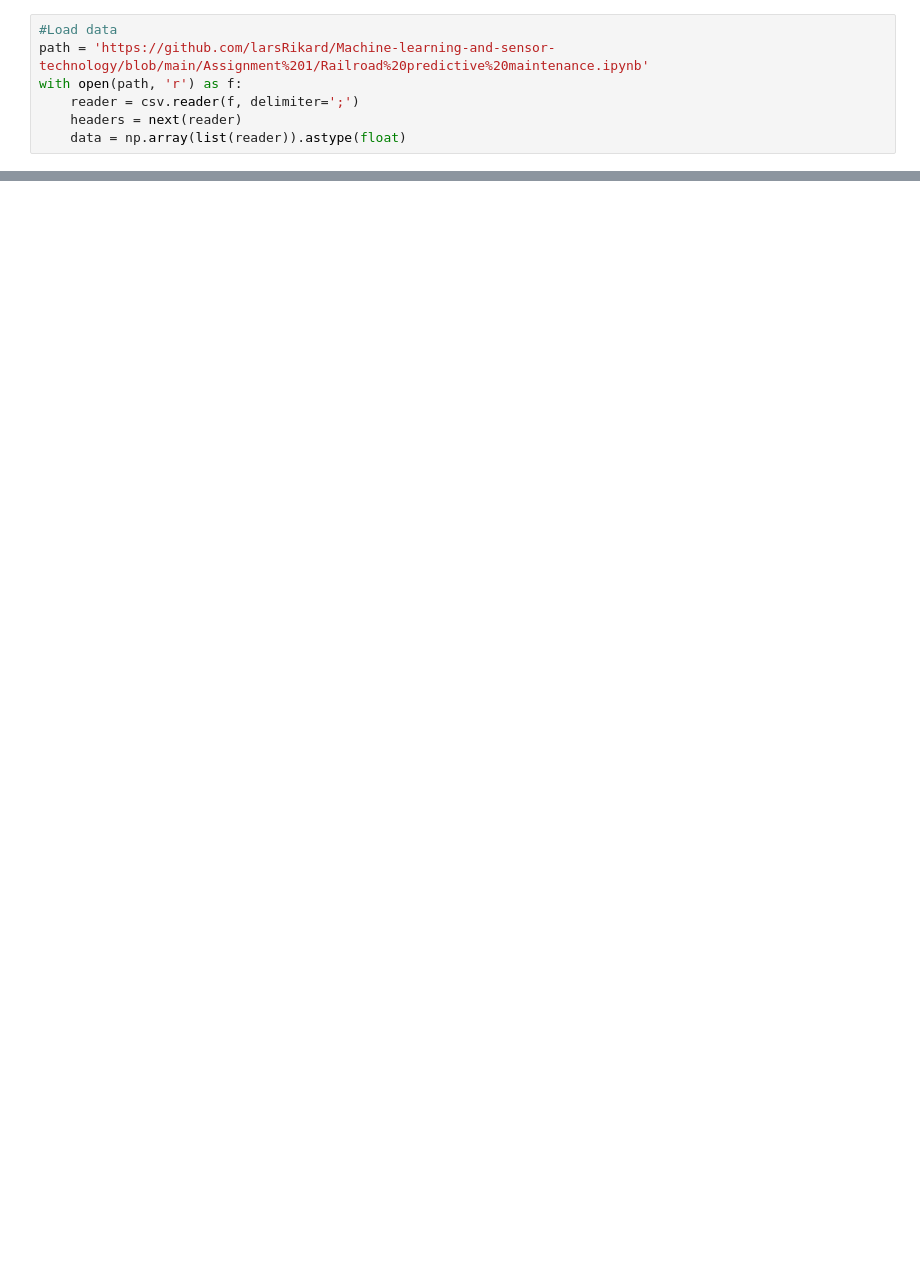
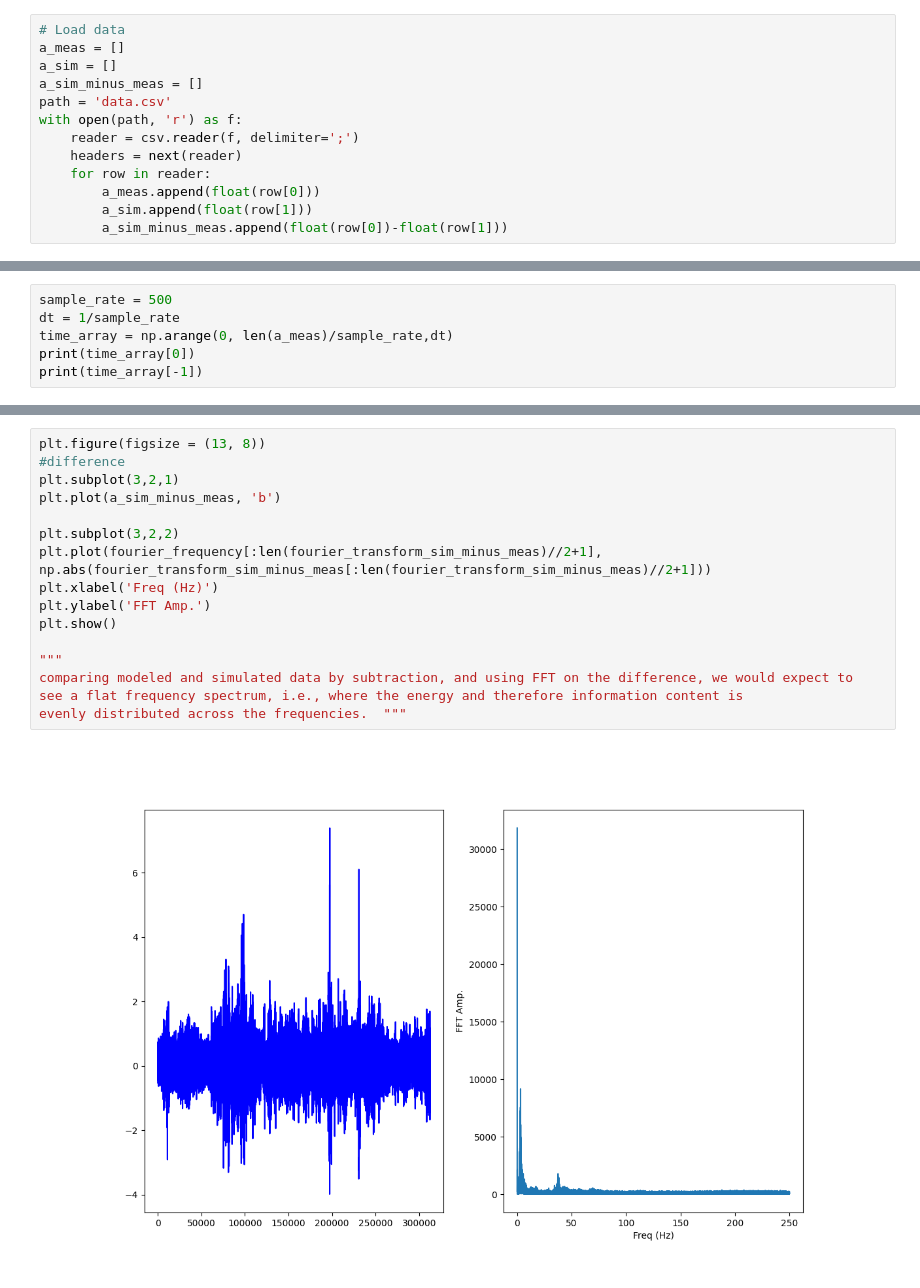
Before and after one commit to larsRikard/Machine-learning-and-sensor-technology, a Jupyter notebook: Assignment 1/Railroad predictive maintenance.ipynb, the cells around one changed output, grey strips where cells are left out. Cells and saved outputs as stored; diff of their text form; blank space fills up the shorter version.

```diff
--- a/Assignment 1/Railroad predictive maintenance.ipynb
+++ b/Assignment 1/Railroad predictive maintenance.ipynb
@@ -6,9 +7,15 @@ import pandas as pd
 import scipy.fft
 import csv
 # %%
-#Load data
-path = 'https://github.com/larsRikard/Machine-learning-and-sensor-technology/blob/main/Assignment%201/Railroad%20predictive%20maintenance.ipynb'
+# Load data
+a_meas = []
+a_sim = []
+a_sim_minus_meas = []
+path = 'data.csv'
 with open(path, 'r') as f:
     reader = csv.reader(f, delimiter=';')
     headers = next(reader)
-    data = np.array(list(reader)).astype(float)
+    for row in reader:
+        a_meas.append(float(row[0]))
+        a_sim.append(float(row[1]))
+        a_sim_minus_meas.append(float(row[0])-float(row[1]))
@@ -16,0 +22,6 @@ ValueError: could not convert string to float: '{'
+# %%
+sample_rate = 500
+dt = 1/sample_rate
+time_array = np.arange(0, len(a_meas)/sample_rate,dt)
+print(time_array[0])
+print(time_array[-1])
@@ -16,0 +136,18 @@ ValueError: could not convert string to float: '{'
+# %%
+plt.figure(figsize = (13, 8))
+#difference
+plt.subplot(3,2,1)
+plt.plot(a_sim_minus_meas, 'b')
+
+plt.subplot(3,2,2)
+plt.plot(fourier_frequency[:len(fourier_transform_sim_minus_meas)//2+1], np.abs(fourier_transform_sim_minus_meas[:len(fourier_transform_sim_minus_meas)//2+1]))
+plt.xlabel('Freq (Hz)')
+plt.ylabel('FFT Amp.')
+plt.show()
+
+"""
+comparing modeled and simulated data by subtraction, and using FFT on the difference, we would expect to
+see a flat frequency spectrum, i.e., where the energy and therefore information content is
+evenly distributed across the frequencies.  """
+# %% [output]
+[figure, added]
```
Also changed, not shown: parts of 7 cells of this notebook.
